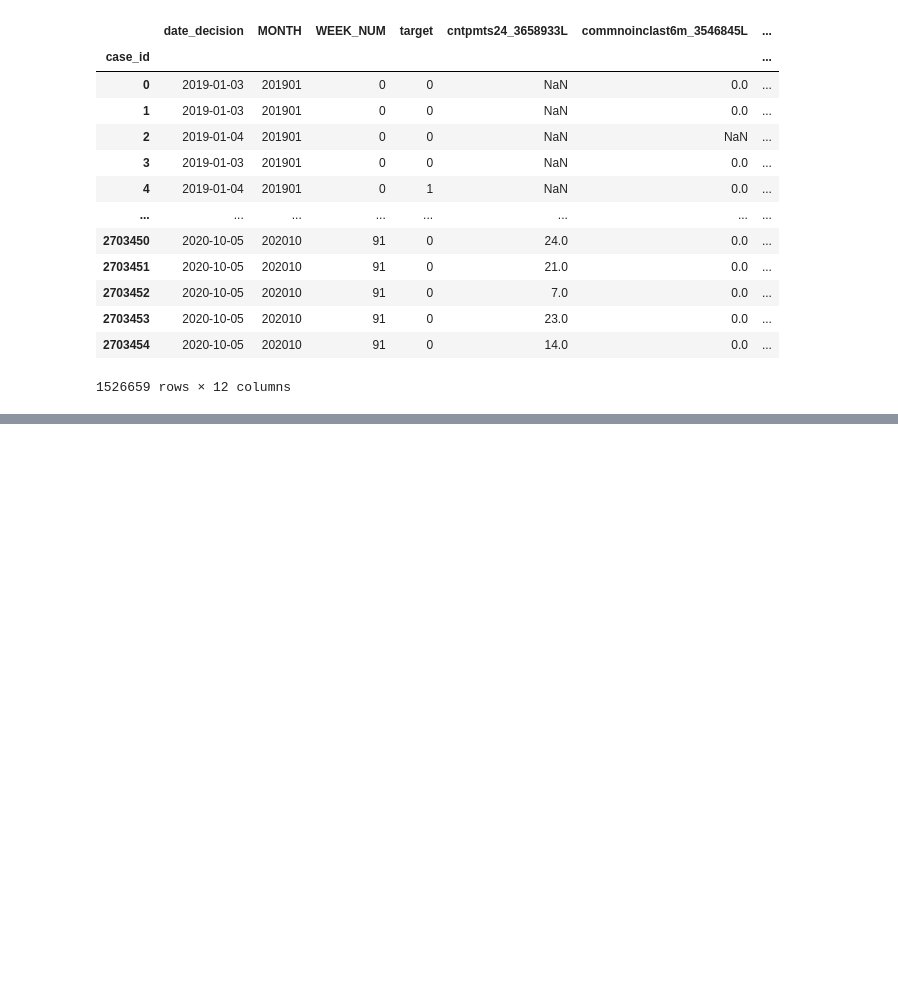
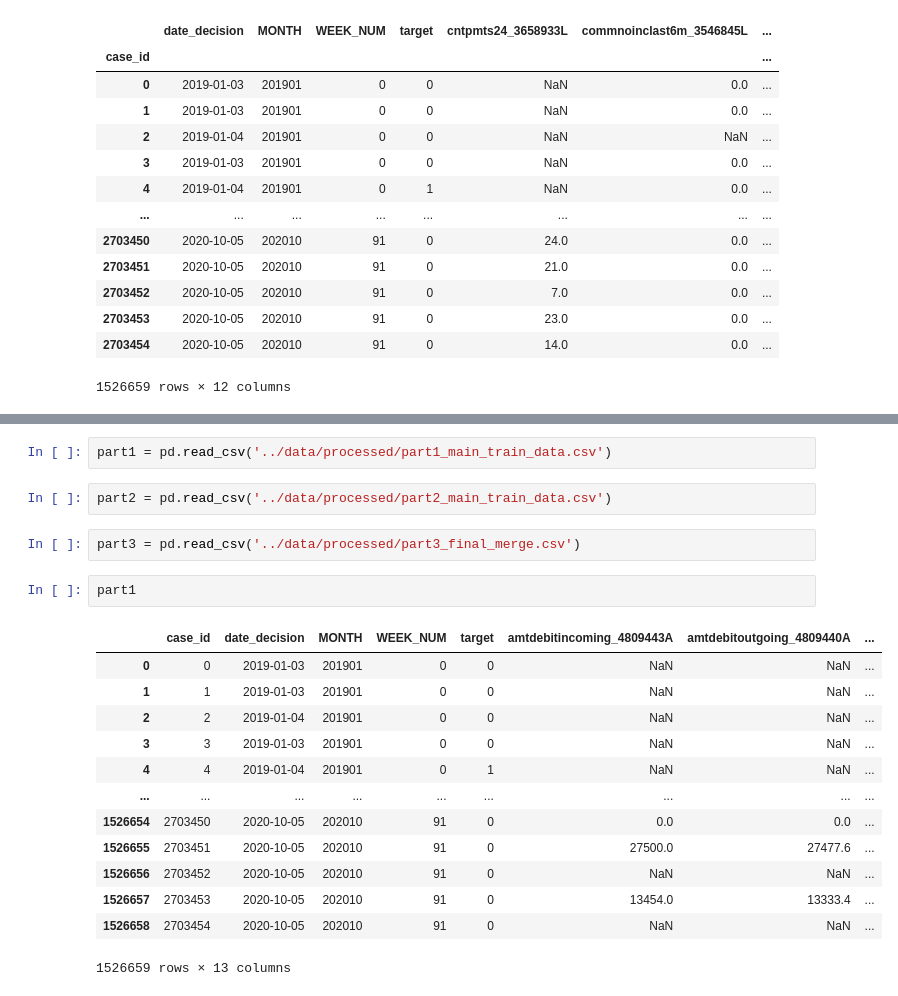
Before and after one commit to JacobTheCoder87/credit-risk-model-stability, a Jupyter notebook: code/J's Data Joining.ipynb, the cells around one changed output, grey strips where cells are left out. Saved outputs shown, nothing was run; the diff lists cells and outputs as text; blank space fills up the shorter version.

```diff
--- a/code/J's Data Joining.ipynb
+++ b/code/J's Data Joining.ipynb
@@ -224,0 +243,22 @@ part2_final_merge.to_csv('../data/processed/part2_main_train_data.csv', index =
+# %%
+part1 = pd.read_csv('../data/processed/part1_main_train_data.csv')
+# %%
+part2 = pd.read_csv('../data/processed/part2_main_train_data.csv')
+# %%
+part3 = pd.read_csv('../data/processed/part3_final_merge.csv')
+# %%
+part1
+# %% [output]
+|  | case_id | date_decision | MONTH | WEEK_NUM | target | amtdebitincoming_4809443A | amtdebitoutgoing_4809440A | ... |
+| 0 | 0 | 2019-01-03 | 201901 | 0 | 0 | NaN | NaN | ... |
+| 1 | 1 | 2019-01-03 | 201901 | 0 | 0 | NaN | NaN | ... |
+| 2 | 2 | 2019-01-04 | 201901 | 0 | 0 | NaN | NaN | ... |
+| 3 | 3 | 2019-01-03 | 201901 | 0 | 0 | NaN | NaN | ... |
+| 4 | 4 | 2019-01-04 | 201901 | 0 | 1 | NaN | NaN | ... |
+| ... | ... | ... | ... | ... | ... | ... | ... | ... |
+| 1526654 | 2703450 | 2020-10-05 | 202010 | 91 | 0 | 0.0 | 0.0 | ... |
+| 1526655 | 2703451 | 2020-10-05 | 202010 | 91 | 0 | 27500.0 | 27477.6 | ... |
+| 1526656 | 2703452 | 2020-10-05 | 202010 | 91 | 0 | NaN | NaN | ... |
+| 1526657 | 2703453 | 2020-10-05 | 202010 | 91 | 0 | 13454.0 | 13333.4 | ... |
+| 1526658 | 2703454 | 2020-10-05 | 202010 | 91 | 0 | NaN | NaN | ... |
+1526659 rows × 13 columns
```
Also changed, not shown: parts of 11 cells of this notebook, 4 other files.
